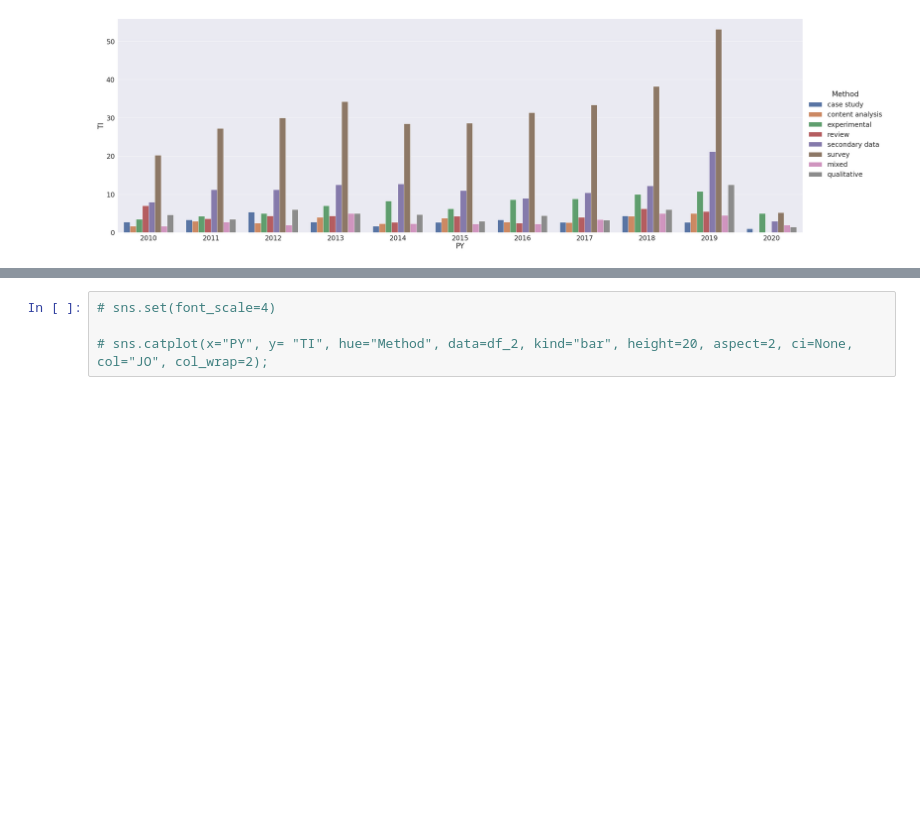
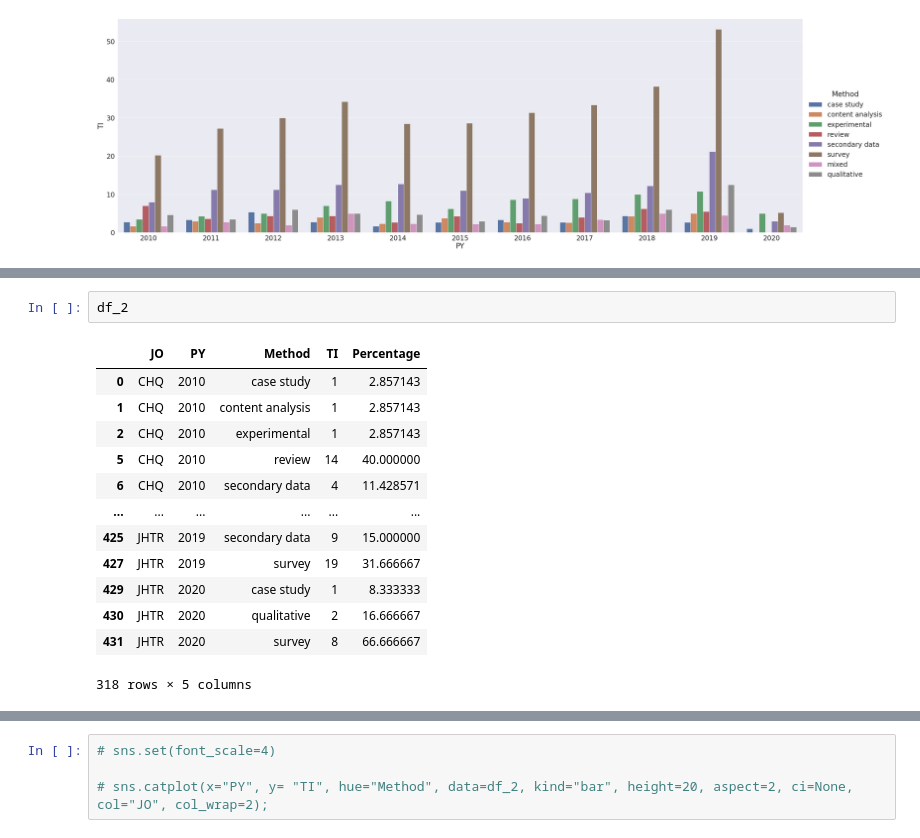
Before and after one commit to kurtsenol/machine-learning, a Jupyter notebook: TopicModeling/Methodology/paper_method_analysis_2.ipynb, the cells around one changed output, grey strips where cells are left out. Drawn from its saved outputs; the diff is of its cells as text; blank space fills up the shorter version.

```diff
--- a/TopicModeling/Methodology/paper_method_analysis_2.ipynb
+++ b/TopicModeling/Methodology/paper_method_analysis_2.ipynb
@@ -459,0 +489,16 @@ sns.catplot(x="PY", y= "TI", hue="Method", data=df_2, kind="bar", height=12, asp
+# %%
+df_2
+# %% [output]
+|  | JO | PY | Method | TI | Percentage |
+| 0 | CHQ | 2010 | case study | 1 | 2.857143 |
+| 1 | CHQ | 2010 | content analysis | 1 | 2.857143 |
+| 2 | CHQ | 2010 | experimental | 1 | 2.857143 |
+| 5 | CHQ | 2010 | review | 14 | 40.000000 |
+| 6 | CHQ | 2010 | secondary data | 4 | 11.428571 |
+| ... | ... | ... | ... | ... | ... |
+| 425 | JHTR | 2019 | secondary data | 9 | 15.000000 |
+| 427 | JHTR | 2019 | survey | 19 | 31.666667 |
+| 429 | JHTR | 2020 | case study | 1 | 8.333333 |
+| 430 | JHTR | 2020 | qualitative | 2 | 16.666667 |
+| 431 | JHTR | 2020 | survey | 8 | 66.666667 |
+318 rows × 5 columns
```
Also changed, not shown: parts of 19 cells of this notebook.
